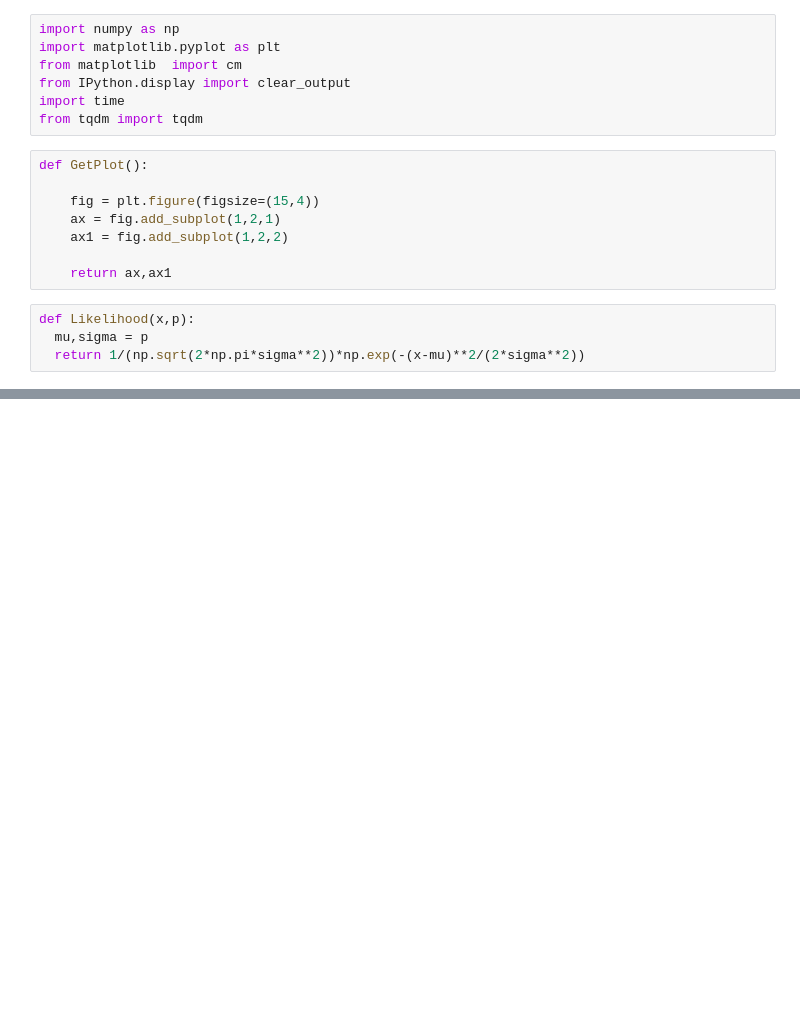
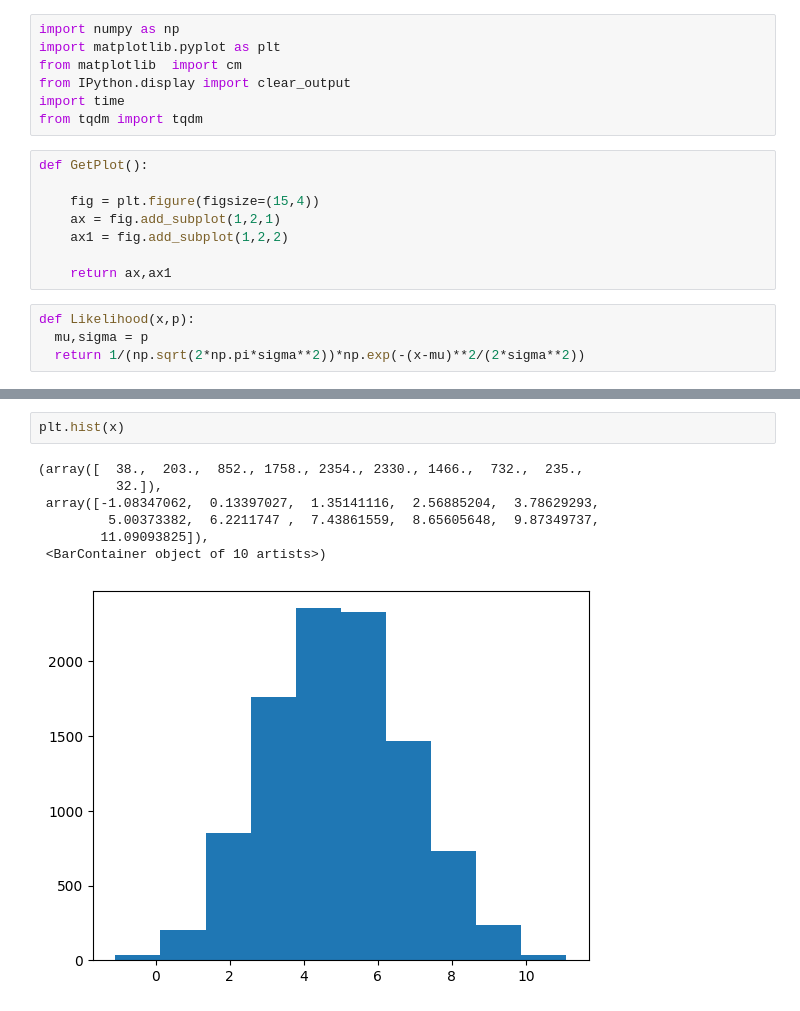
Before and after one commit to asegura4488/MetodosComputacionalesI, a Jupyter notebook: Semana14/AlgoritmoMetropolis.ipynb, the cells around one changed output, grey strips where cells are left out. Saved outputs shown, nothing was run; the diff lists cells and outputs as text; blank space fills up the shorter version.

```diff
--- a/Semana14/AlgoritmoMetropolis.ipynb
+++ b/Semana14/AlgoritmoMetropolis.ipynb
@@ -21,0 +68,10 @@ def Likelihood(x,p):
+# %%
+plt.hist(x)
+# %% [output]
+(array([  38.,  203.,  852., 1758., 2354., 2330., 1466.,  732.,  235.,
+          32.]),
+ array([-1.08347062,  0.13397027,  1.35141116,  2.56885204,  3.78629293,
+         5.00373382,  6.2211747 ,  7.43861559,  8.65605648,  9.87349737,
+        11.09093825]),
+ <BarContainer object of 10 artists>)
+[figure, added]
```
Also changed, not shown: parts of 2 cells of this notebook.
